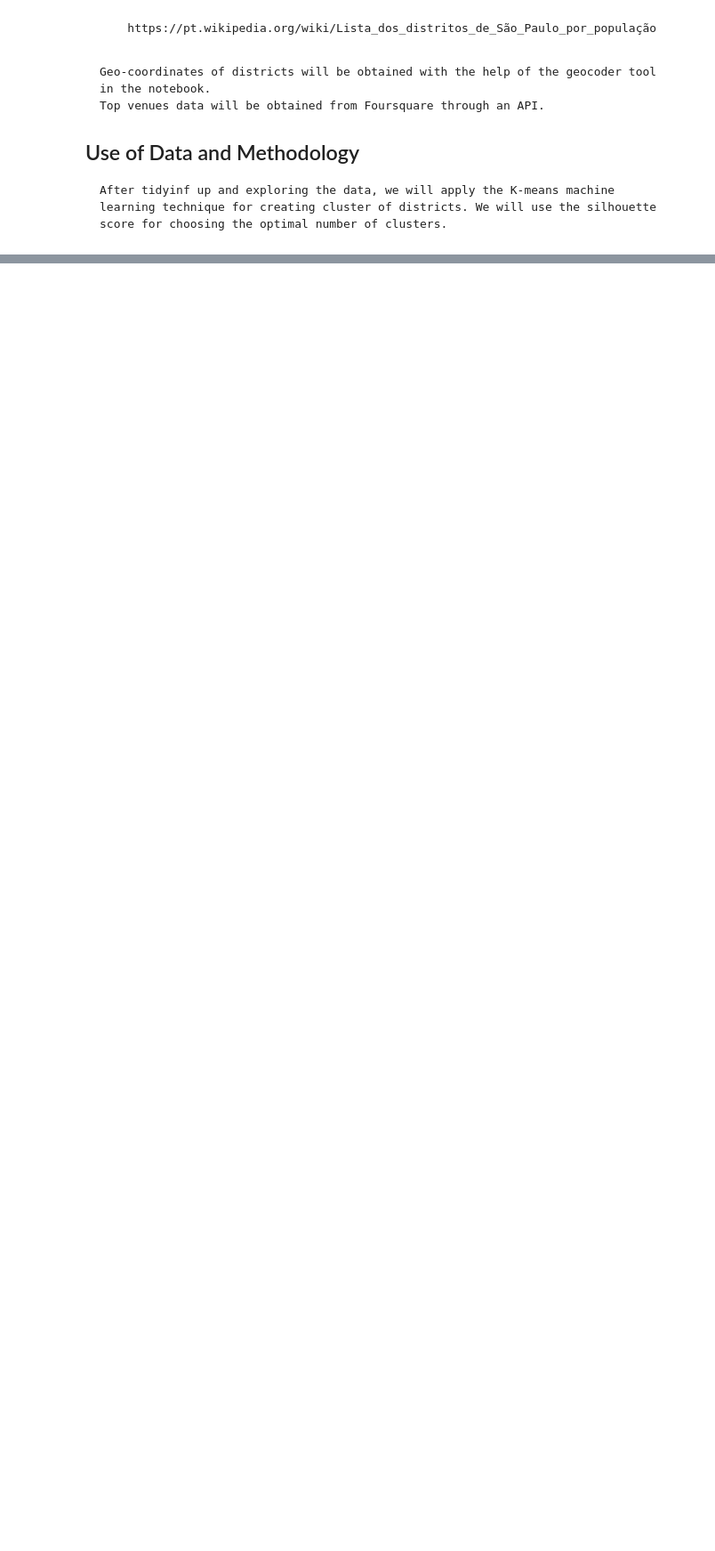
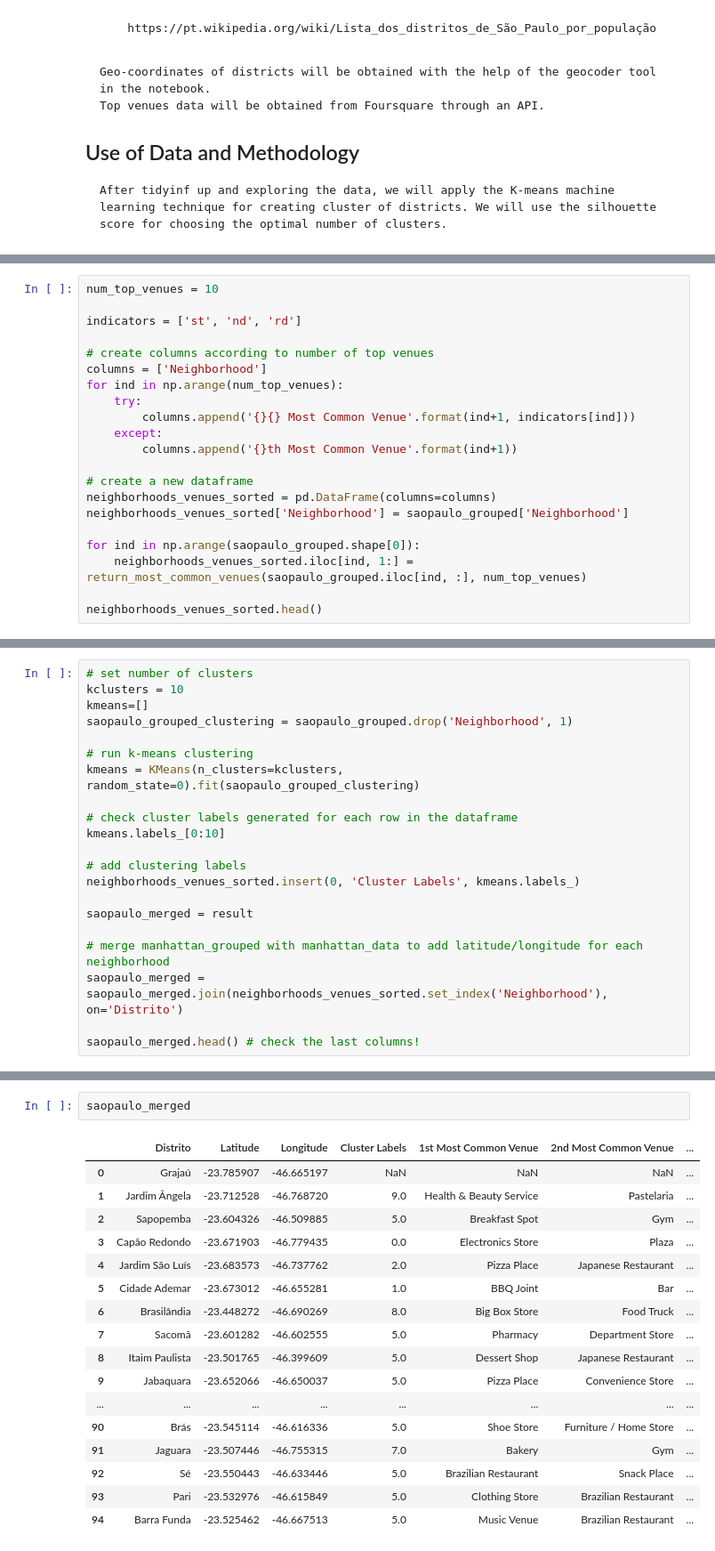
Before and after one commit to PauloPeclat/Coursera_Capstone, a Jupyter notebook: IBM Data Science Capstone Project Problem and Data.ipynb, the cells around one changed output, grey strips where cells are left out. Shown at 89% size. Cells and saved outputs as stored; diff of their text form; blank space fills up the shorter version.

```diff
--- a/IBM Data Science Capstone Project Problem and Data.ipynb
+++ b/IBM Data Science Capstone Project Problem and Data.ipynb
@@ -33,0 +348,21 @@
+# %%
+num_top_venues = 10
+
+indicators = ['st', 'nd', 'rd']
+
+# create columns according to number of top venues
+columns = ['Neighborhood']
+for ind in np.arange(num_top_venues):
+    try:
+        columns.append('{}{} Most Common Venue'.format(ind+1, indicators[ind]))
+    except:
+        columns.append('{}th Most Common Venue'.format(ind+1))
+
+# create a new dataframe
+neighborhoods_venues_sorted = pd.DataFrame(columns=columns)
+neighborhoods_venues_sorted['Neighborhood'] = saopaulo_grouped['Neighborhood']
+
+for ind in np.arange(saopaulo_grouped.shape[0]):
+    neighborhoods_venues_sorted.iloc[ind, 1:] = return_most_common_venues(saopaulo_grouped.iloc[ind, :], num_top_venues)
+
+neighborhoods_venues_sorted.head()
@@ -33,0 +376,21 @@
+# %%
+# set number of clusters
+kclusters = 10
+kmeans=[]
+saopaulo_grouped_clustering = saopaulo_grouped.drop('Neighborhood', 1)
+
+# run k-means clustering
+kmeans = KMeans(n_clusters=kclusters, random_state=0).fit(saopaulo_grouped_clustering)
+
+# check cluster labels generated for each row in the dataframe
+kmeans.labels_[0:10]
+
+# add clustering labels
+neighborhoods_venues_sorted.insert(0, 'Cluster Labels', kmeans.labels_)
+
+saopaulo_merged = result
+
+# merge manhattan_grouped with manhattan_data to add latitude/longitude for each neighborhood
+saopaulo_merged = saopaulo_merged.join(neighborhoods_venues_sorted.set_index('Neighborhood'), on='Distrito')
+
+saopaulo_merged.head() # check the last columns!
@@ -33,0 +404,20 @@
+# %%
+saopaulo_merged
+# %% [output]
+|  | Distrito | Latitude | Longitude | Cluster Labels | 1st Most Common Venue | 2nd Most Common Venue | ... |
+| 0 | Grajaú | -23.785907 | -46.665197 | NaN | NaN | NaN | ... |
+| 1 | Jardim Ângela | -23.712528 | -46.768720 | 9.0 | Health & Beauty Service | Pastelaria | ... |
+| 2 | Sapopemba | -23.604326 | -46.509885 | 5.0 | Breakfast Spot | Gym | ... |
+| 3 | Capão Redondo | -23.671903 | -46.779435 | 0.0 | Electronics Store | Plaza | ... |
+| 4 | Jardim São Luís | -23.683573 | -46.737762 | 2.0 | Pizza Place | Japanese Restaurant | ... |
+| 5 | Cidade Ademar | -23.673012 | -46.655281 | 1.0 | BBQ Joint | Bar | ... |
+| 6 | Brasilândia | -23.448272 | -46.690269 | 8.0 | Big Box Store | Food Truck | ... |
+| 7 | Sacomã | -23.601282 | -46.602555 | 5.0 | Pharmacy | Department Store | ... |
+| 8 | Itaim Paulista | -23.501765 | -46.399609 | 5.0 | Dessert Shop | Japanese Restaurant | ... |
+| 9 | Jabaquara | -23.652066 | -46.650037 | 5.0 | Pizza Place | Convenience Store | ... |
+| ... | ... | ... | ... | ... | ... | ... | ... |
+| 90 | Brás | -23.545114 | -46.616336 | 5.0 | Shoe Store | Furniture / Home Store | ... |
+| 91 | Jaguara | -23.507446 | -46.755315 | 7.0 | Bakery | Gym | ... |
+| 92 | Sé | -23.550443 | -46.633446 | 5.0 | Brazilian Restaurant | Snack Place | ... |
+| 93 | Pari | -23.532976 | -46.615849 | 5.0 | Clothing Store | Brazilian Restaurant | ... |
+| 94 | Barra Funda | -23.525462 | -46.667513 | 5.0 | Music Venue | Brazilian Restaurant | ... |
```
Also changed, not shown: parts of 31 cells of this notebook.
